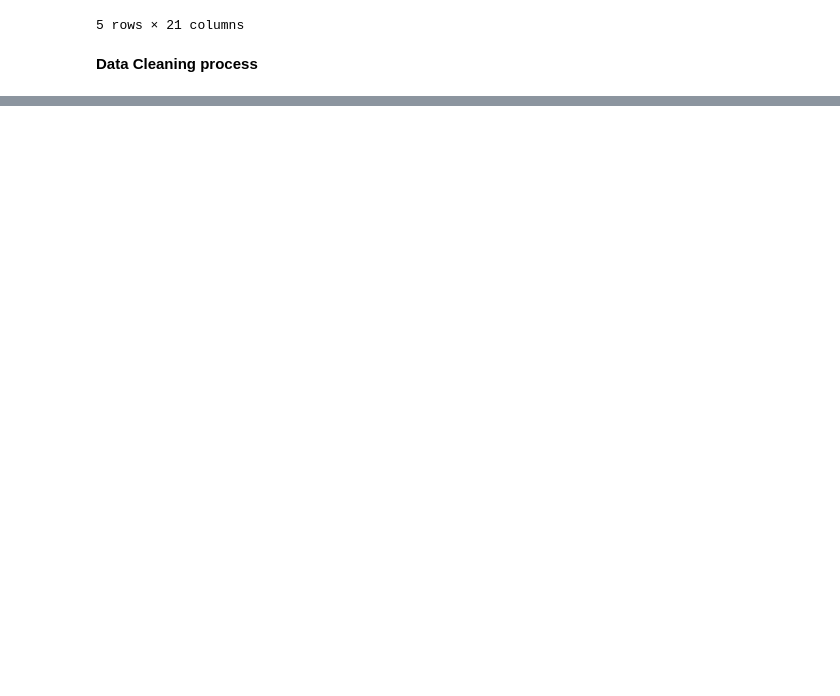
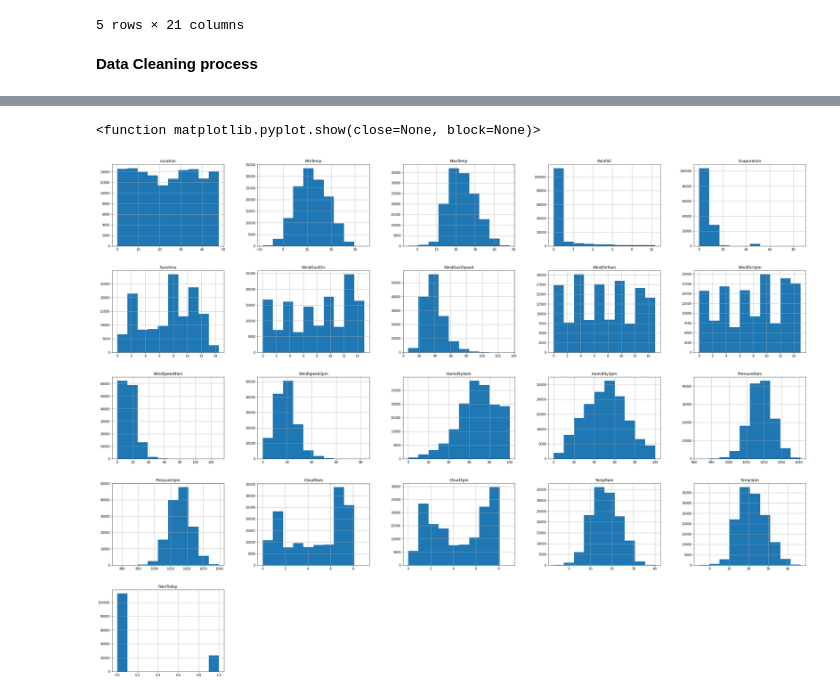
Before and after one commit to NileshCT/Linear_Regression_Modelling, a Jupyter notebook: Classification_Modelling_WeatherAUSipynb.ipynb, the cells around one changed output, grey strips where cells are left out. Drawn from its saved outputs; the diff is of its cells as text; code cells hidden in the pictures; blank space fills up the shorter version.

```diff
--- a/Classification_Modelling_WeatherAUSipynb.ipynb
+++ b/Classification_Modelling_WeatherAUSipynb.ipynb
@@ -275,0 +282,2 @@ df_out=df1.copy()
+# %%
+df1["Location"]=L_Encoder.fit_transform(df1["Location"])
@@ -275,0 +297,2 @@ df_out=df1.copy()
+# %%
+df1["WindGustDir"]=L_Encoder.fit_transform(df1["WindGustDir"])
@@ -275,0 +307,2 @@ df_out=df1.copy()
+# %%
+df1["WindDir3pm"]=L_Encoder.fit_transform(df1["WindDir3pm"])
@@ -275,0 +313,2 @@ df_out=df1.copy()
+# %%
+df1["RainToday"]=L_Encoder.fit_transform(df1["RainToday"])
@@ -275,0 +341,8 @@ df_out=df1.copy()
+# %%
+#Exploring data after use of StandardScaler
+# plt.figure(figsize=(40,30))
+df1.hist(figsize=(40,30))
+plt.show
+# %% [output]
+<function matplotlib.pyplot.show(close=None, block=None)>
+[figure, added]
```
Also changed, not shown: parts of 20 cells of this notebook.
